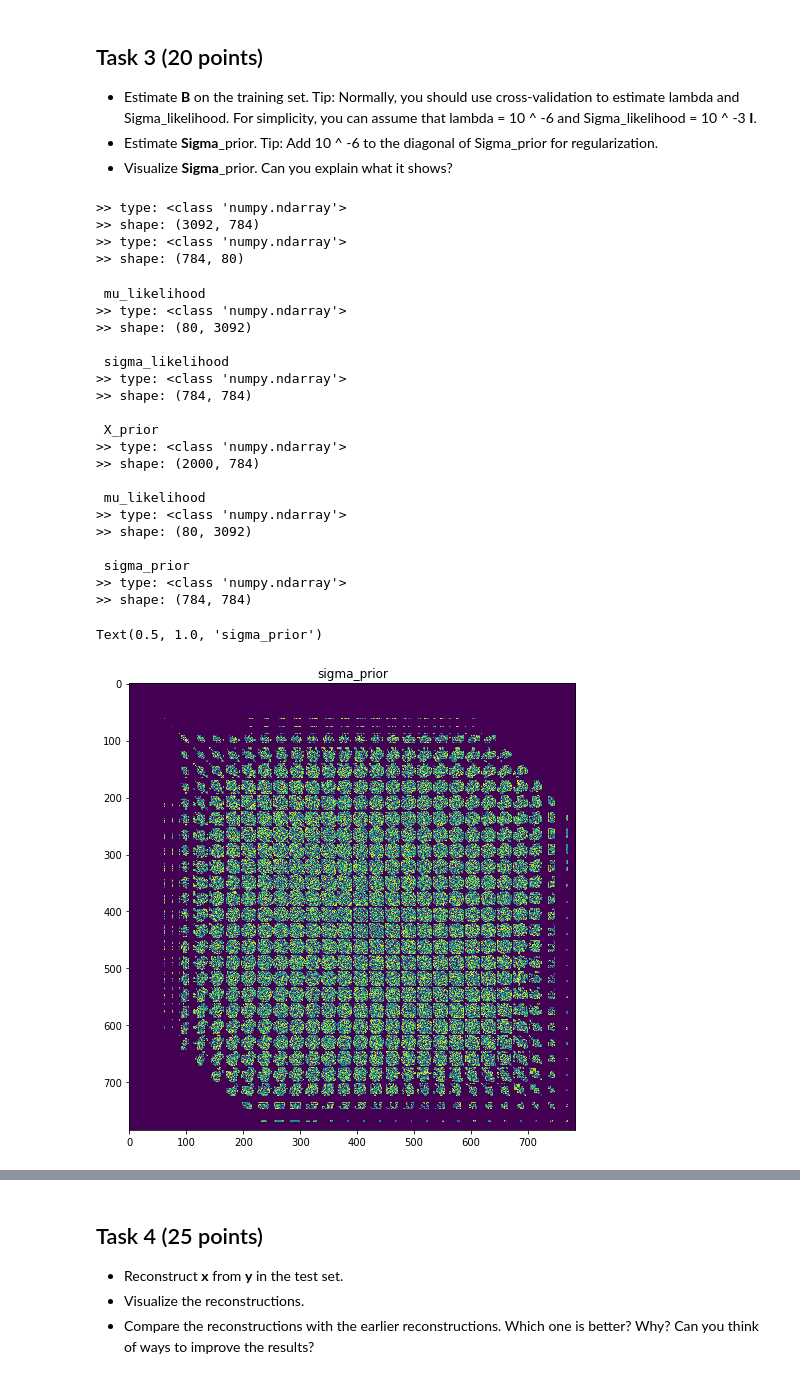
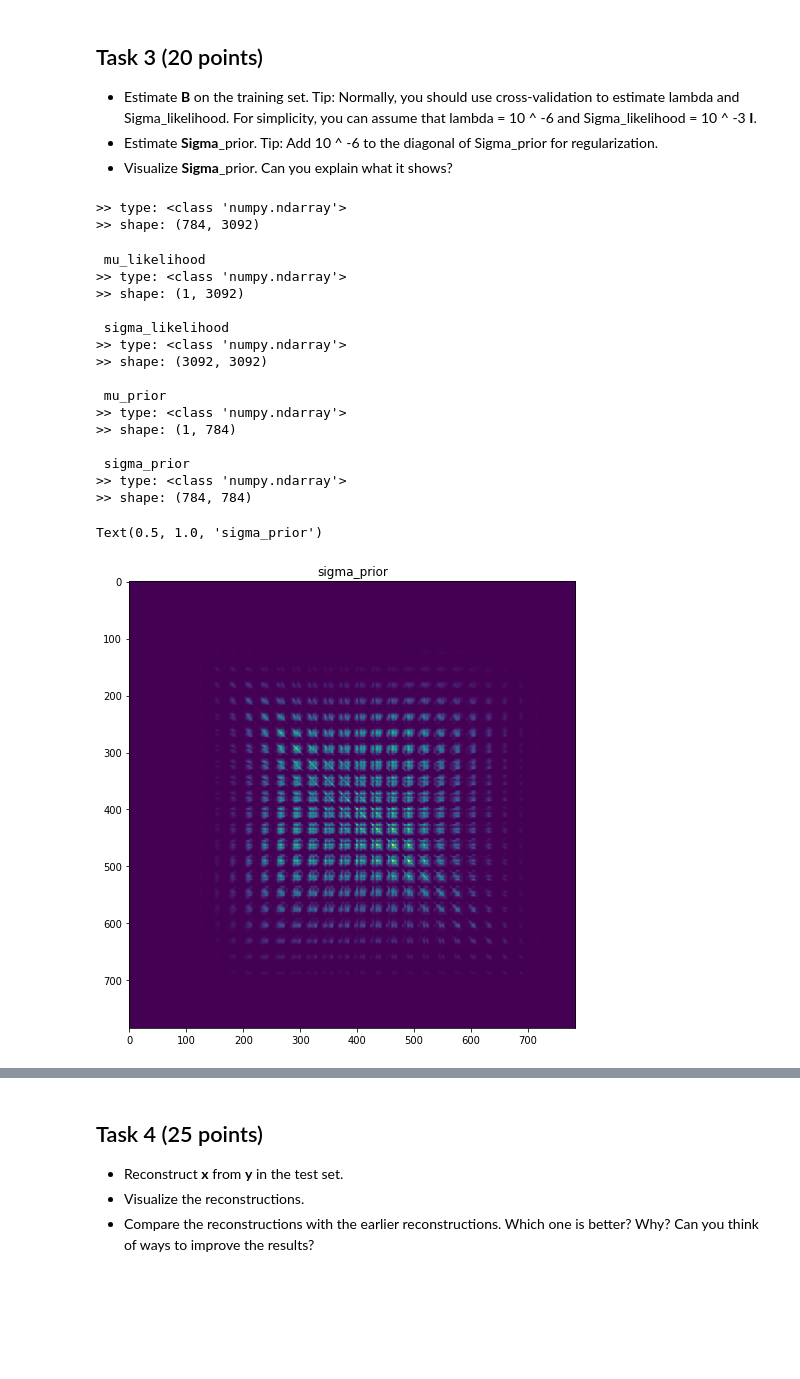
Before and after one commit to basameera/Neural-Decoding, a Jupyter notebook: assignment_5-SAM.ipynb, the cells around one changed output, grey strips where cells are left out. Drawn from its saved outputs; the diff is of its cells as text; code cells hidden in the pictures; blank space fills up the shorter version.

```diff
--- a/assignment_5-SAM.ipynb
+++ b/assignment_5-SAM.ipynb
@@ -81,15 +81,21 @@ def pall(x):
 # Load data
 dataset = loadmat('dataset.mat')
 ptype(dataset)
-for key in dataset:
-    print(key)
+
 pmin(dataset['X'])
 pmin(dataset['X_prior'])
 pmin(dataset['Y'])
 
-X_data = dataset['X']
-X_prior = dataset['X_prior']
+X_data = dataset['X']/255.
+X_prior = dataset['X_prior']/255.
 Y_data = dataset['Y']
+
+print( np.min(X_data), np.max(X_data))
+print( np.min(X_prior), np.max(X_prior))
+print( np.min(Y_data), np.max(Y_data))
+
+Y_data = (Y_data-np.min(Y_data))/(np.max(Y_data) - np.min(Y_data))
+print( np.min(Y_data), np.max(Y_data))
 
 # Visualize dataset
 plt.figure(figsize=(8, 6))
@@ -331,59 +334,53 @@ E.g. mean_prior => (1,784), sigma_prior => (1,784) [Pixel wise mean and std]
 # %%
 # Estimate B
 lmda = 10e-6
-B = np.matmul(np.linalg.inv( np.matmul(X_training.T,X_training) + lmda*np.identity(784) ),
-              np.matmul(X_training.T,Y_training))
-pmin(B.T)
-pmin(X_training.T)
+in_inv = np.matmul(X_training.T,X_training) + lmda*np.identity(784)
+B = np.linalg.solve(in_inv, np.matmul(X_training.T,Y_training))
+pmin(B)
 # %% [output]
 >> type: <class 'numpy.ndarray'>
->> shape: (3092, 784)
->> type: <class 'numpy.ndarray'>
->> shape: (784, 80)
+>> shape: (784, 3092)
 # %%
 
 # mu_likelihood
 mu_likelihood = np.matmul(B.T, X_training.T).T
+mu_likelihood = np.mean(mu_likelihood, axis=0).reshape((1, 3092))
 pmin(mu_likelihood, 'mu_likelihood')
+
 # Sigma_likelihood
-
-sigma_likelihood = np.sum(np.square(Y_training - mu_likelihood))*np.identity(784)
-sigma_likelihood = 10e-3*np.identity(784)
+# sigma_likelihood = np.diag(np.sum(np.square(Y_training - np.matmul(B.T, X_training.T).T), axis=0))
+sigma_likelihood = 10e-3*np.identity(3092)
 pmin(sigma_likelihood, 'sigma_likelihood')
 
 # mu_prior
-mu_prior = 0
+mu_prior = np.zeros((1,784))
+pmin(mu_prior, 'mu_prior')
 
 # sigma_prior
-pmin(X_prior, 'X_prior')
-sigma_prior = np.matmul(X_prior.T, X_prior)/(784.0-1.0) #+ lmda*np.identity(784)
-pmin(mu_likelihood, 'mu_likelihood')
+# pmin(X_prior, 'X_prior')
+sigma_prior = np.matmul(X_prior.T, X_prior)/(784.0-1.0) + lmda*np.identity(784)
 pmin(sigma_prior, 'sigma_prior')
 plt.figure(figsize=(8, 10))
 plt.imshow(sigma_prior)
 plt.title('sigma_prior')
 # %% [output]
  mu_likelihood
 >> type: <class 'numpy.ndarray'>
->> shape: (80, 3092)
+>> shape: (1, 3092)
 
  sigma_likelihood
 >> type: <class 'numpy.ndarray'>
->> shape: (784, 784)
+>> shape: (3092, 3092)
 
- X_prior
+ mu_prior
 >> type: <class 'numpy.ndarray'>
->> shape: (2000, 784)
-
- mu_likelihood
->> type: <class 'numpy.ndarray'>
->> shape: (80, 3092)
+>> shape: (1, 784)
 
  sigma_prior
 >> type: <class 'numpy.ndarray'>
 >> shape: (784, 784)
 Text(0.5, 1.0, 'sigma_prior')
-[figure, old version]
+[figure, new version]
 # %%
 from mpl_toolkits.mplot3d import Axes3D
 from matplotlib import cm
```
Also changed, not shown: parts of 8 cells of this notebook, 3 other files.
